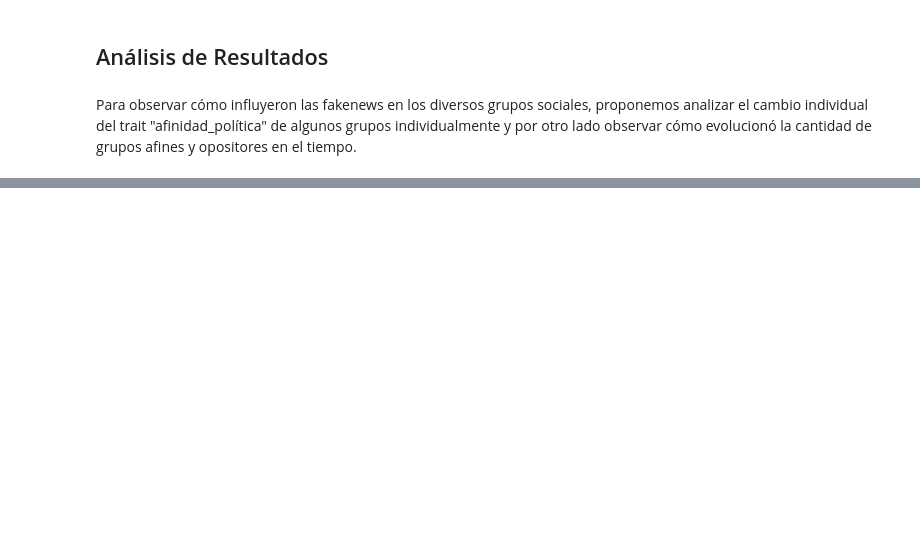
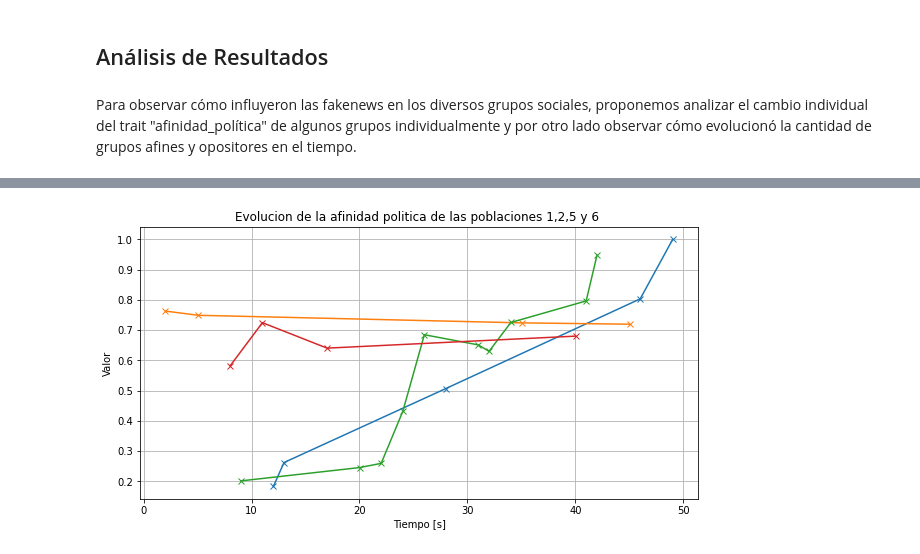
Before and after one commit to asorondo/fakeNewsPropagation, a Jupyter notebook: notebook/TP_FakeNewsPropagation.ipynb, the cells around one changed output, grey strips where cells are left out. Cells and saved outputs as stored; diff of their text form; code cells hidden in the pictures; blank space fills up the shorter version.

```diff
--- a/notebook/TP_FakeNewsPropagation.ipynb
+++ b/notebook/TP_FakeNewsPropagation.ipynb
@@ -438,0 +536,56 @@ Para observar cómo influyeron las fakenews en los diversos grupos sociales, pro
+# %%
+y_strings1 = population1[POLITICAL_AFFINITY].tolist()
+x_string1 = population1[TIME_COL].tolist()
+y_values1 = list(map(float, y_strings1))
+x_values1 = list(map(float, x_string1))
+
+y_strings2 = population2[POLITICAL_AFFINITY].tolist()
+x_string2 = population2[TIME_COL].tolist()
+y_values2 = list(map(float, y_strings2))
+x_values2 = list(map(float, x_string2))
+
+y_strings3 = population3[POLITICAL_AFFINITY].tolist()
+x_string3 = population3[TIME_COL].tolist()
+y_values3 = list(map(float, y_strings3))
+x_values3 = list(map(float, x_string3))
+
+y_strings4 = population4[POLITICAL_AFFINITY].tolist()
+x_string4 = population4[TIME_COL].tolist()
+y_values4 = list(map(float, y_strings4))
+x_values4 = list(map(float, x_string4))
+
+y_strings5 = population5[POLITICAL_AFFINITY].tolist()
+x_string5 = population5[TIME_COL].tolist()
+y_values5 = list(map(float, y_strings5))
+x_values5 = list(map(float, x_string5))
+
+y_strings6 = population6[POLITICAL_AFFINITY].tolist()
+x_string6 = population6[TIME_COL].tolist()
+y_values6 = list(map(float, y_strings6))
+x_values6 = list(map(float, x_string6))
+
+y_strings7 = population7[POLITICAL_AFFINITY].tolist()
+x_string7 = population7[TIME_COL].tolist()
+y_values7 = list(map(float, y_strings7))
+x_values7 = list(map(float, x_string7))
+
+y_strings8 = population8[POLITICAL_AFFINITY].tolist()
+x_string8 = population8[TIME_COL].tolist()
+y_values8 = list(map(float, y_strings8))
+x_values8 = list(map(float, x_string8))
+
+plt.figure(figsize=(10,5))
+plt.plot( x_values1, y_values1,marker='x')
+plt.plot( x_values2, y_values2,marker='x')
+#plt.plot( x_values3, y_values3,marker='x')
+#plt.plot( x_values4, y_values4,marker='x')
+plt.plot( x_values5, y_values5,marker='x')
+plt.plot( x_values6, y_values6,marker='x')
+#plt.plot( x_values7, y_values7,marker='x')
+#plt.plot( x_values8, y_values8,marker='x')
+plt.grid(True)
+plt.xlabel('Tiempo [s]')
+plt.ylabel('Valor')
+plt.title('Evolucion de la afinidad politica de las poblaciones 1,2,5 y 6 ');
+# %% [output]
+[figure, added]
```
Also changed, not shown: parts of 7 cells of this notebook.
